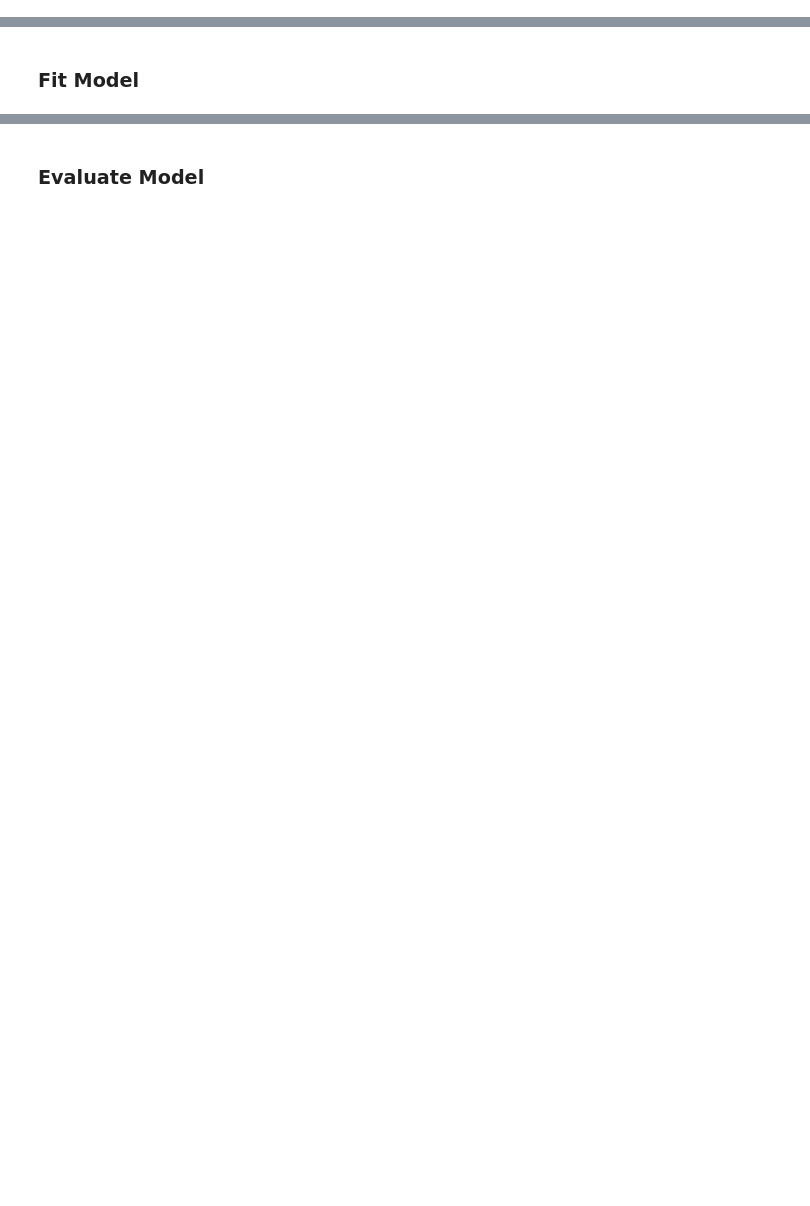
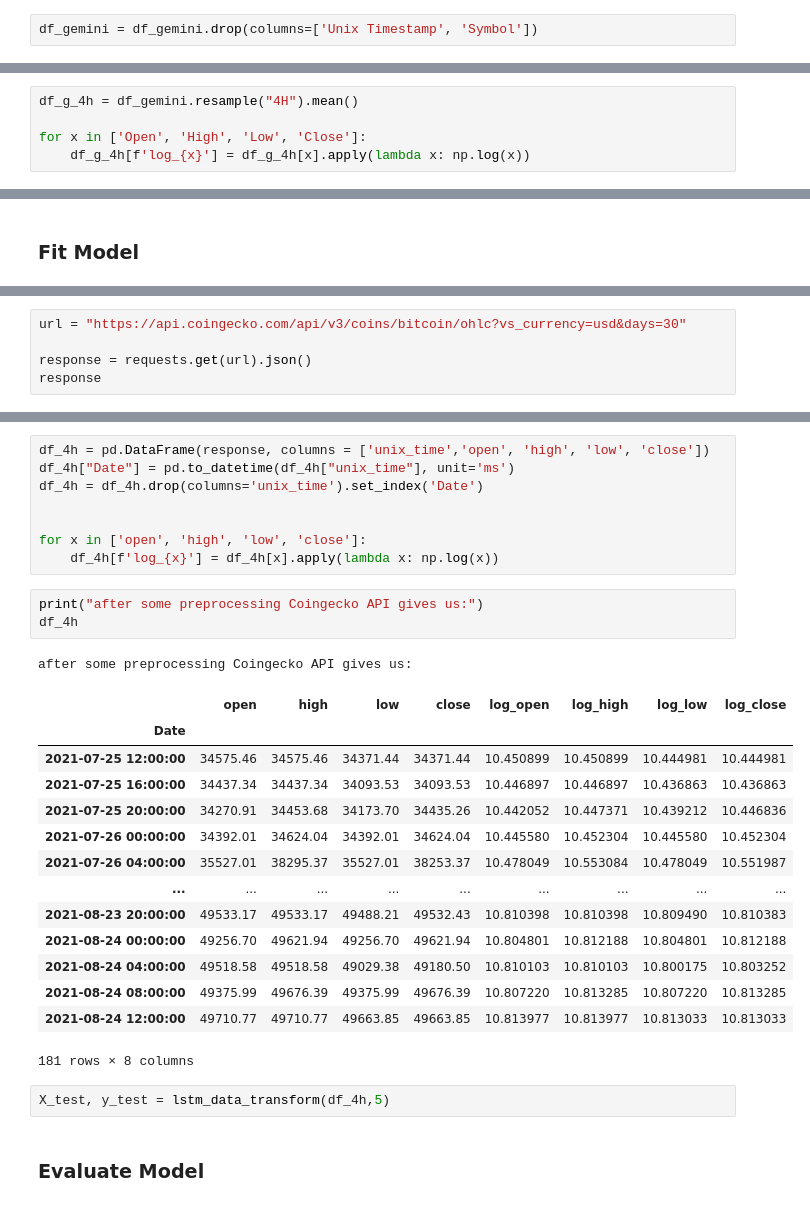
Before and after one commit to timjab92/cryptotrading-indicator, a Jupyter notebook: notebooks/LTSM Research.ipynb, the cells around one changed output, grey strips where cells are left out. Drawn from its saved outputs; the diff is of its cells as text; blank space fills up the shorter version.

```diff
--- a/notebooks/LTSM Research.ipynb
+++ b/notebooks/LTSM Research.ipynb
@@ -4,0 +39,2 @@ Recurrent Neural Networks are NN specially designed to deal with input data that
+# %%
+df_gemini = df_gemini.drop(columns=['Unix Timestamp', 'Symbol'])
@@ -4,0 +51,5 @@ Recurrent Neural Networks are NN specially designed to deal with input data that
+# %%
+df_g_4h = df_gemini.resample("4H").mean()
+
+for x in ['Open', 'High', 'Low', 'Close']:
+    df_g_4h[f'log_{x}'] = df_g_4h[x].apply(lambda x: np.log(x))
@@ -84,0 +244,5 @@ Do we need early stopping?
+# %%
+url = "https://api.coingecko.com/api/v3/coins/bitcoin/ohlc?vs_currency=usd&days=30"
+
+response = requests.get(url).json()
+response
@@ -85,3 +267,32 @@ Do we need early stopping?
+# %%
+df_4h = pd.DataFrame(response, columns = ['unix_time','open', 'high', 'low', 'close'])
+df_4h["Date"] = pd.to_datetime(df_4h["unix_time"], unit='ms')
+df_4h = df_4h.drop(columns='unix_time').set_index('Date')
+
+
+for x in ['open', 'high', 'low', 'close']:
+    df_4h[f'log_{x}'] = df_4h[x].apply(lambda x: np.log(x))
+# %%
+print("after some preprocessing Coingecko API gives us:")
+df_4h
+# %% [output]
+after some preprocessing Coingecko API gives us:
+|  | open | high | low | close | log_open | log_high | log_low | log_close |
+| Date |  |  |  |  |  |  |  |  |
+| 2021-07-25 12:00:00 | 34575.46 | 34575.46 | 34371.44 | 34371.44 | 10.450899 | 10.450899 | 10.444981 | 10.444981 |
+| 2021-07-25 16:00:00 | 34437.34 | 34437.34 | 34093.53 | 34093.53 | 10.446897 | 10.446897 | 10.436863 | 10.436863 |
+| 2021-07-25 20:00:00 | 34270.91 | 34453.68 | 34173.70 | 34435.26 | 10.442052 | 10.447371 | 10.439212 | 10.446836 |
+| 2021-07-26 00:00:00 | 34392.01 | 34624.04 | 34392.01 | 34624.04 | 10.445580 | 10.452304 | 10.445580 | 10.452304 |
+| 2021-07-26 04:00:00 | 35527.01 | 38295.37 | 35527.01 | 38253.37 | 10.478049 | 10.553084 | 10.478049 | 10.551987 |
+| ... | ... | ... | ... | ... | ... | ... | ... | ... |
+| 2021-08-23 20:00:00 | 49533.17 | 49533.17 | 49488.21 | 49532.43 | 10.810398 | 10.810398 | 10.809490 | 10.810383 |
+| 2021-08-24 00:00:00 | 49256.70 | 49621.94 | 49256.70 | 49621.94 | 10.804801 | 10.812188 | 10.804801 | 10.812188 |
+| 2021-08-24 04:00:00 | 49518.58 | 49518.58 | 49029.38 | 49180.50 | 10.810103 | 10.810103 | 10.800175 | 10.803252 |
+| 2021-08-24 08:00:00 | 49375.99 | 49676.39 | 49375.99 | 49676.39 | 10.807220 | 10.813285 | 10.807220 | 10.813285 |
+| 2021-08-24 12:00:00 | 49710.77 | 49710.77 | 49663.85 | 49663.85 | 10.813977 | 10.813977 | 10.813033 | 10.813033 |
+181 rows × 8 columns
+# %%
+X_test, y_test = lstm_data_transform(df_4h,5)
 # %% [markdown]
 ### Evaluate Model
 # %%
```
Also changed, not shown: parts of 33 cells of this notebook, 1 other file.
